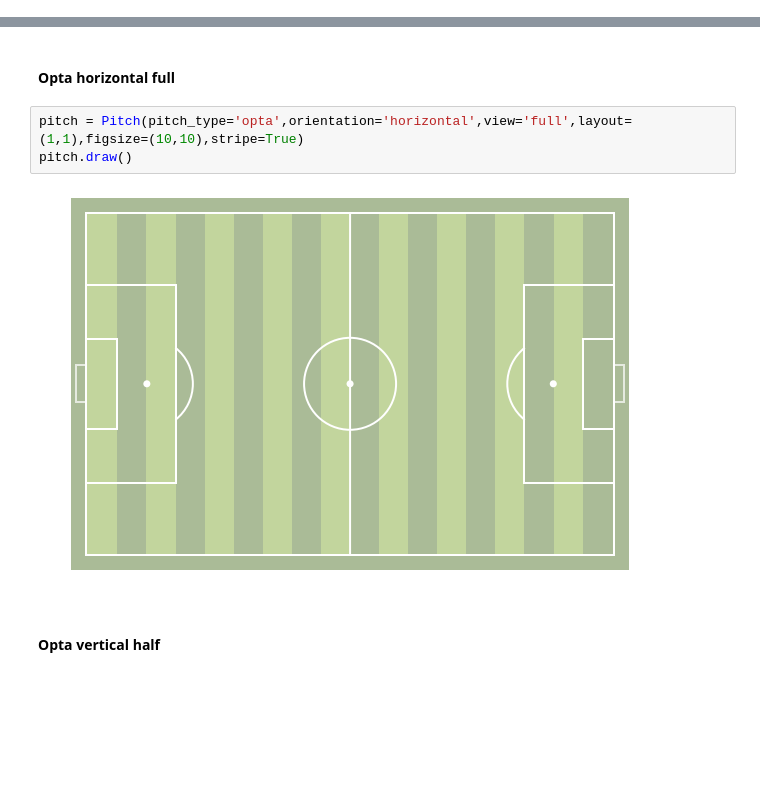
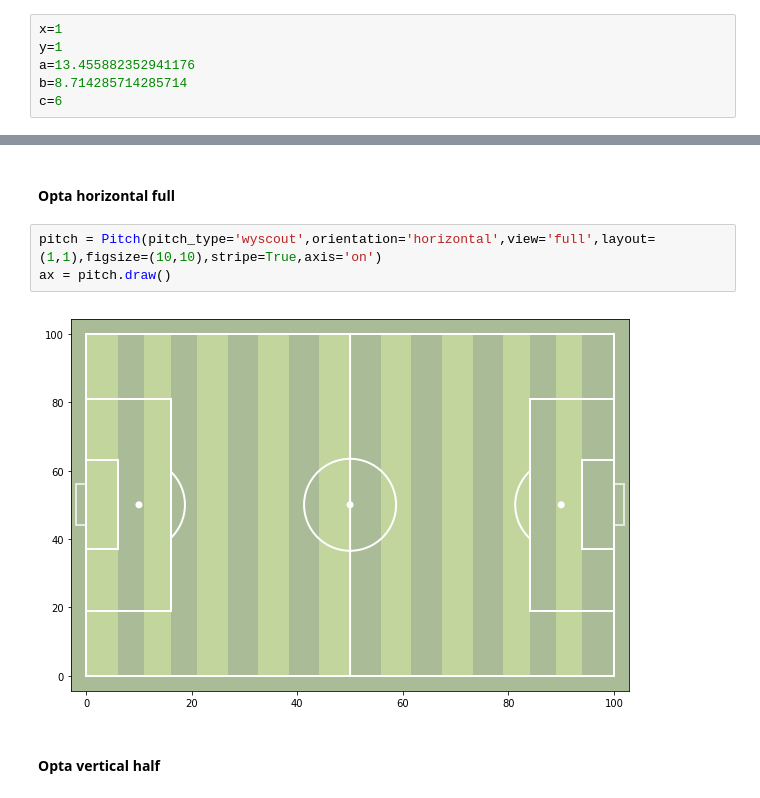
Before and after one commit to andrewRowlinson/mplsoccer, a Jupyter notebook: fbplot/Pitch.ipynb, the cells around one changed output, grey strips where cells are left out. Cells and saved outputs as stored; diff of their text form; blank space fills up the shorter version.

Commit message:
added wyscout

```diff
--- a/fbplot/Pitch.ipynb
+++ b/fbplot/Pitch.ipynb
@@ -3,3 +3,9 @@
 - change axis to True/ False?
 - add docstrings and comments
 - add error messages/warnings, e.g. length/width ignored apart from tracab and tracab needs this.
+# %%
+x=1
+y=1
+a=13.455882352941176
+b=8.714285714285714
+c=6
@@ -447,10 +483,10 @@ pitch.draw()
 # %% [markdown]
 #### Opta horizontal full
 # %%
-pitch = Pitch(pitch_type='opta',orientation='horizontal',view='full',layout=(1,1),figsize=(10,10),stripe=True)
-pitch.draw()
+pitch = Pitch(pitch_type='wyscout',orientation='horizontal',view='full',layout=(1,1),figsize=(10,10),stripe=True,axis='on')
+ax = pitch.draw()
 # %% [output]
-[figure, old version]
+[figure, new version]
 # %% [markdown]
 #### Opta vertical half
 # %%
```
Also changed, not shown: parts of 19 cells of this notebook.
